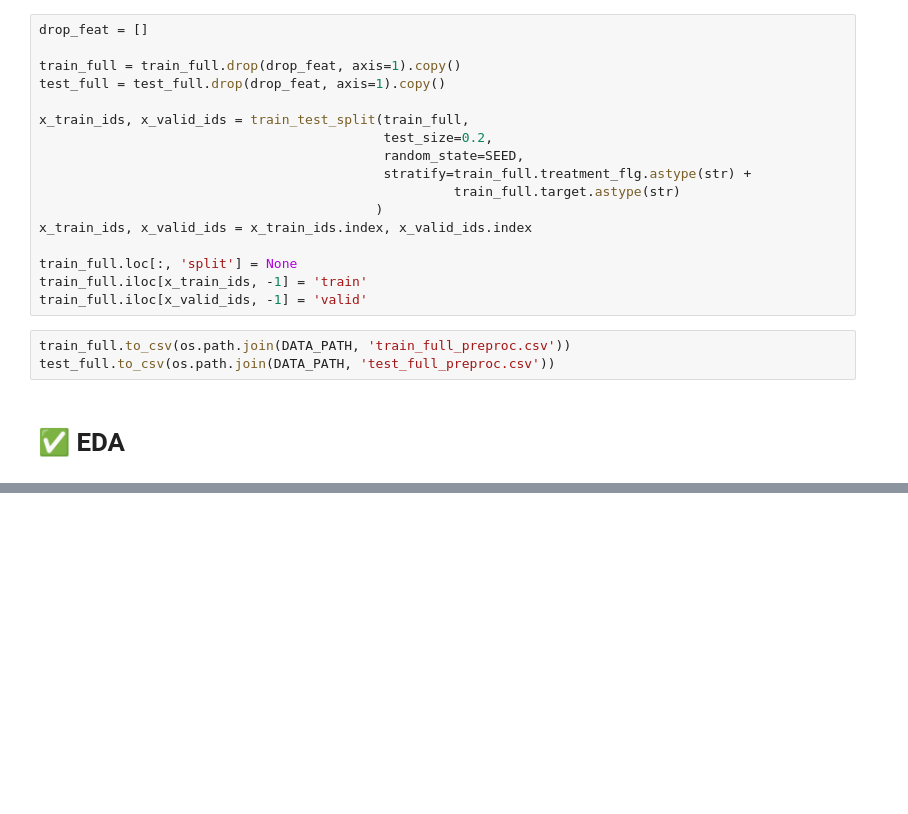
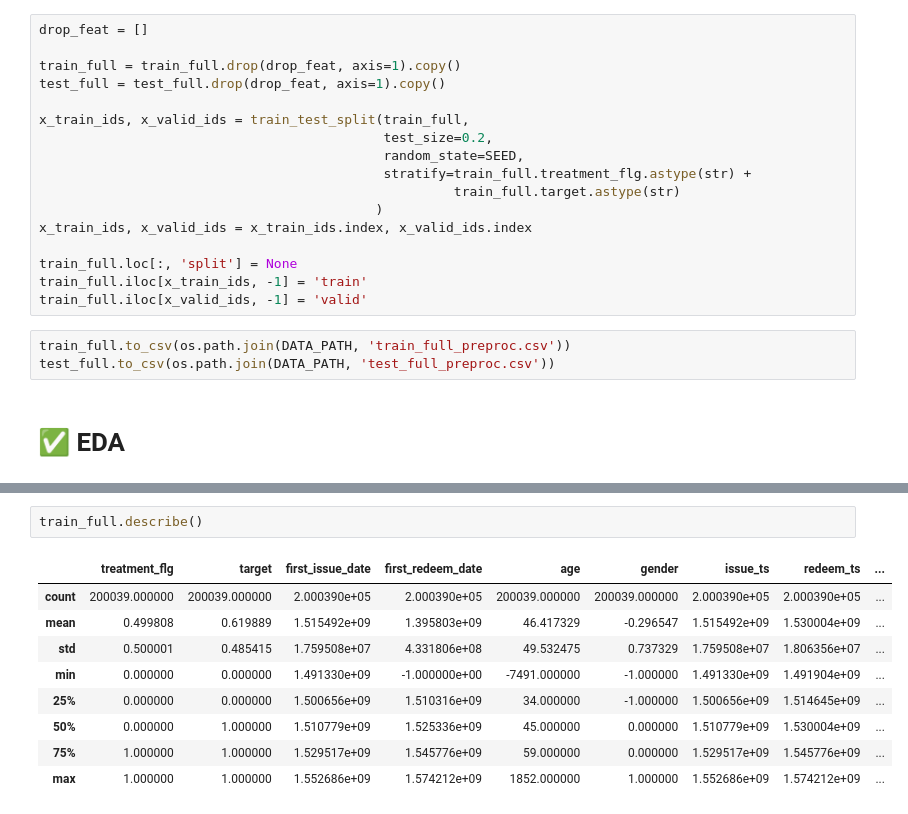
Before and after one commit to Romashka8/UpliftNinja, a Jupyter notebook: x5-retail-hero.ipynb, the cells around one changed output, grey strips where cells are left out. Drawn from its saved outputs; the diff is of its cells as text; blank space fills up the shorter version.

```diff
--- a/x5-retail-hero.ipynb
+++ b/x5-retail-hero.ipynb
@@ -173,0 +198,12 @@ test_full.to_csv(os.path.join(DATA_PATH, 'test_full_preproc.csv'))
+# %%
+train_full.describe()
+# %% [output]
+|  | treatment_flg | target | first_issue_date | first_redeem_date | age | gender | issue_ts | redeem_ts | ... |
+| count | 200039.000000 | 200039.000000 | 2.000390e+05 | 2.000390e+05 | 200039.000000 | 200039.000000 | 2.000390e+05 | 2.000390e+05 | ... |
+| mean | 0.499808 | 0.619889 | 1.515492e+09 | 1.395803e+09 | 46.417329 | -0.296547 | 1.515492e+09 | 1.530004e+09 | ... |
+| std | 0.500001 | 0.485415 | 1.759508e+07 | 4.331806e+08 | 49.532475 | 0.737329 | 1.759508e+07 | 1.806356e+07 | ... |
+| min | 0.000000 | 0.000000 | 1.491330e+09 | -1.000000e+00 | -7491.000000 | -1.000000 | 1.491330e+09 | 1.491904e+09 | ... |
+| 25% | 0.000000 | 0.000000 | 1.500656e+09 | 1.510316e+09 | 34.000000 | -1.000000 | 1.500656e+09 | 1.514645e+09 | ... |
+| 50% | 0.000000 | 1.000000 | 1.510779e+09 | 1.525336e+09 | 45.000000 | 0.000000 | 1.510779e+09 | 1.530004e+09 | ... |
+| 75% | 1.000000 | 1.000000 | 1.529517e+09 | 1.545776e+09 | 59.000000 | 0.000000 | 1.529517e+09 | 1.545776e+09 | ... |
+| max | 1.000000 | 1.000000 | 1.552686e+09 | 1.574212e+09 | 1852.000000 | 1.000000 | 1.552686e+09 | 1.574212e+09 | ... |
```
Also changed, not shown: parts of 6 cells of this notebook.
